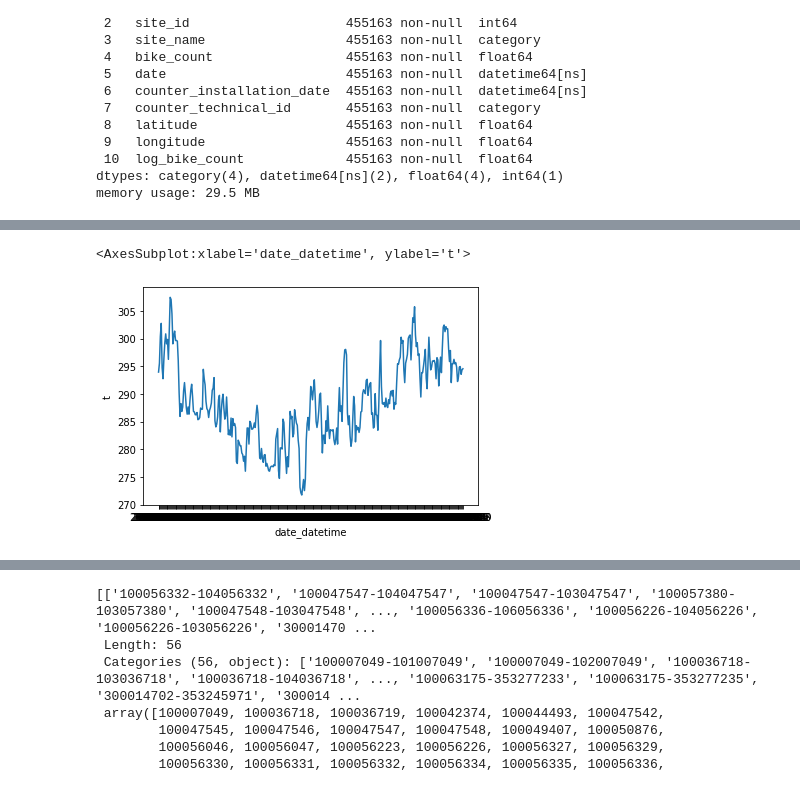
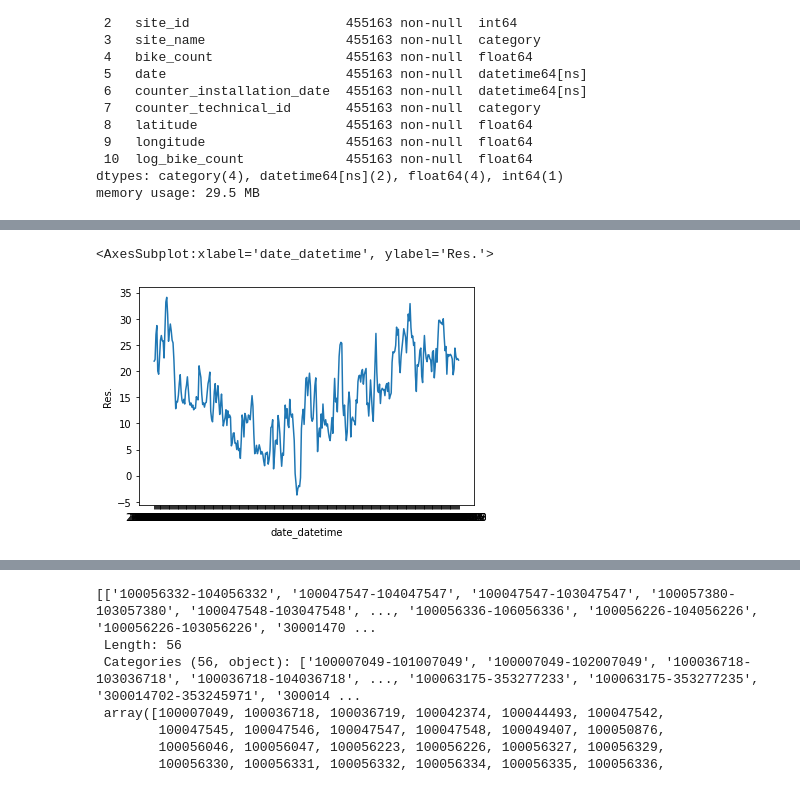
Before and after one commit to nathanaim/ramp_project, a Jupyter notebook: Bikes_ramp_project_v2.ipynb, the cells around one changed output, grey strips where cells are left out. Drawn from its saved outputs; the diff is of its cells as text; code cells hidden in the pictures.

Commit message:
external_data_new is cleaned, main file is adapted

```diff
--- a/Bikes_ramp_project_v2.ipynb
+++ b/Bikes_ramp_project_v2.ipynb
@@ -75,5 +78,5 @@ def is_daylight(x):
 # %%
-data['is_daylight'] = data.date.map(is_daylight)
+# data['is_daylight'] = data.date.map(is_daylight)
 # %%
 data.drop(columns=['counter_name', 'site_name', 'counter_technical_id', 'counter_installation_date'], inplace=True)
 # %%
@@ -97,12 +84,12 @@ external_data
 # %%
 external_data = pd.read_csv("external_data_new.csv", parse_dates=['date'])
 external_data_grouped = external_data.groupby(by=['date_datetime']).sum()
-jours_feries = external_data_grouped.is_ferie > 0
-jours_feries['2020-11-10'] = False
-jours_feries['2020-11-11'] = True
-holidays = external_data_grouped.is_holiday > 0
-holidays['2020-11-10'] = False
-holidays['2020-11-11'] = False
+# jours_feries = external_data_grouped.is_ferie > 0
+# jours_feries['2020-11-10'] = False
+# jours_feries['2020-11-11'] = True
+# holidays = external_data_grouped.is_holiday > 0
+# holidays['2020-11-10'] = False
+# holidays['2020-11-11'] = False
 counters_list = data.counter_id.unique()
 down_counters = external_data_grouped[counters_list] > 0
 days_down={}
@@ -113,8 +100,8 @@ for counter in counters_list :
 
 data['is_down'] = data.apply(lambda x: x.date_datetime in days_down[x.counter_id], axis=1)
 # data = data[data['is_down'] == False]
-data['is_ferie'] = data.date_datetime.map(lambda x: jours_feries[str(x)])
-data['is_holiday'] = data.date_datetime.map(lambda x: holidays[str(x)])
+# data['is_ferie'] = data.date_datetime.map(lambda x: jours_feries[str(x)])
+# data['is_holiday'] = data.date_datetime.map(lambda x: holidays[str(x)])
 data.drop(columns=['date_datetime'], inplace=True)
 # %%
 data
@@ -147,11 +155,16 @@ Index(['date', '2m.', 'Res.', 'Ros.', 'Vit.', 'Raf.3', 'Hum. [%]',
 external_data.cl = external_data.cl.fillna(value=100)
 external_data.cm = external_data.cm.fillna(value=100)
 external_data.ch = external_data.ch.fillna(value=100)
-external_data.ssfrai = external_data.ssfrai.fillna(value=0.0)
-external_data.perssfrai = external_data.perssfrai.fillna(value=0.0)
-external_data.dropna(axis=1, thresh=6000, inplace=True)
+# external_data.ssfrai = external_data.ssfrai.fillna(value=0.0)
+# external_data.perssfrai = external_data.perssfrai.fillna(value=0.0)
+# external_data.dropna(axis=1, thresh=6000, inplace=True)
 external_data.drop(columns=counters_list, inplace=True)
-external_data.drop(columns=['numer_sta', 'per', 'pres', 'is_ferie', 'is_holiday', 'nnuage1', 'ctype1', 'hnuage1'], inplace=True)
+external_data.drop(columns=['numer_sta', 'per', 'pres', 'nnuage1', 'ctype1', 'hnuage1', 'pmer', 'tend',
+                            'cod_tend', 'dd', 'ff', 't', 'td', 'u', 'vv', 'ww', 'w1', 'w2', 'hbas', 'nbas', 'n',
+                            'tend24', 'ssfrai', 'niv_bar', 'geop', 'tn12', 'tn24', 'tx12', 'tx24', 'tminsol',
+                            'sw', 'tw', 'phenspe1', 'phenspe2', 'phenspe3', 'phenspe4', 'nnuage2', 'ctype2', 'hnuage2',
+                            'nnuage3', 'ctype3', 'hnuage3', 'nnuage4', 'ctype4', 'hnuage4',
+                            'perssfrai', 'etat_sol'], inplace=True)
 external_data.fillna(method='ffill', inplace=True)
 # %%
 external_data
@@ -192,0 +206,2 @@ ext_index
+# %%
+ext_index.drop_duplicates(inplace=True)
@@ -223,11 +282,11 @@ merged_data['couvre_feu_21'] = (merged_data.date_datetime > '2021-18-05') & (mer
 merged_data['couvre_feu_23'] = (merged_data.date_datetime > '2021-08-06') & (merged_data.date_datetime < '2021-21-06')
 # %%
 # checking if the temperature values make sens after the merge
-merged_grouped =merged_data.groupby(by='date_datetime').t.max()
+merged_grouped =merged_data.groupby(by='date_datetime')['Res.'].max()
 sns.lineplot(data=merged_grouped)
 # %% [output]
-<AxesSubplot:xlabel='date_datetime', ylabel='t'>
+<AxesSubplot:xlabel='date_datetime', ylabel='Res.'>
-[figure, old version]
+[figure, new version]
 # %%
 feature = merged_data.drop(columns=['bike_count', 'log_bike_count', 'date_datetime'])
 target = merged_data['log_bike_count']
```
Also changed, not shown: parts of 33 cells of this notebook, 1 other file.
